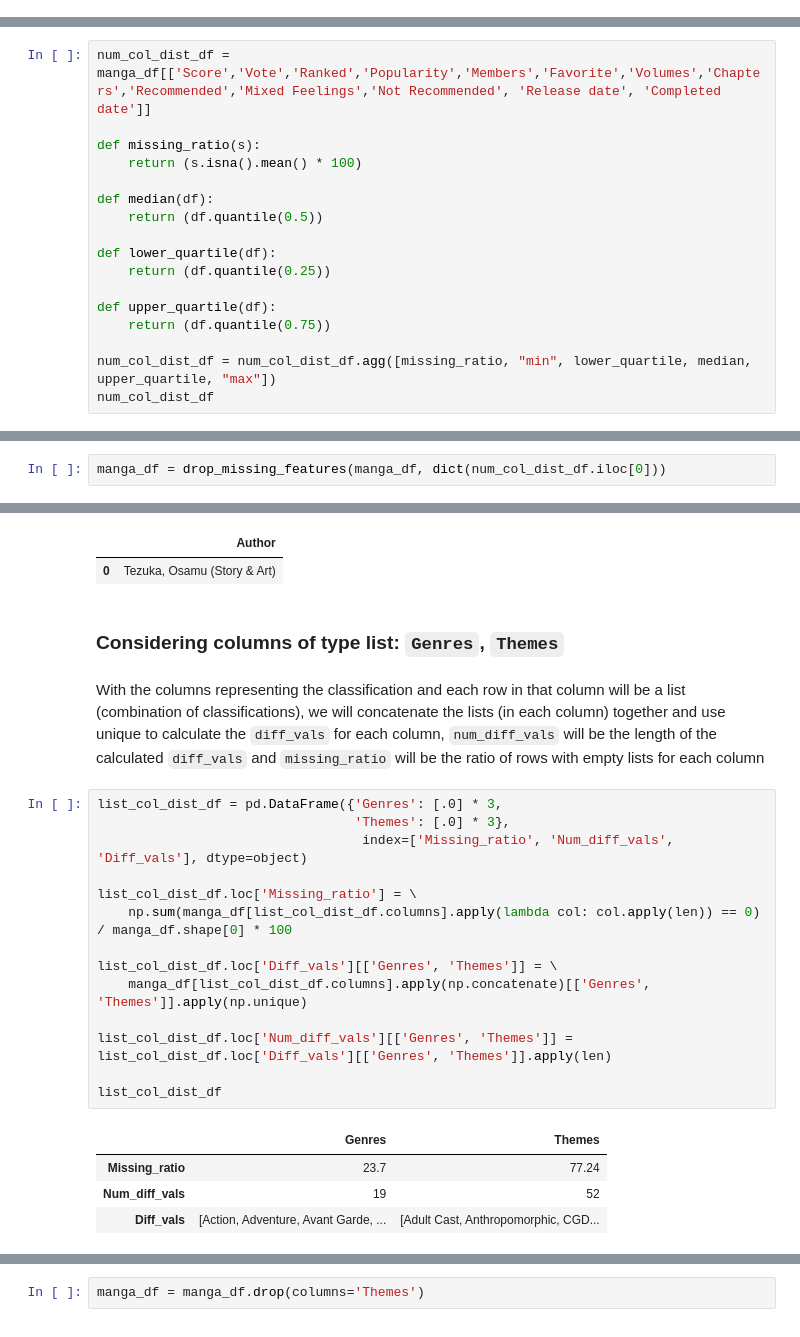
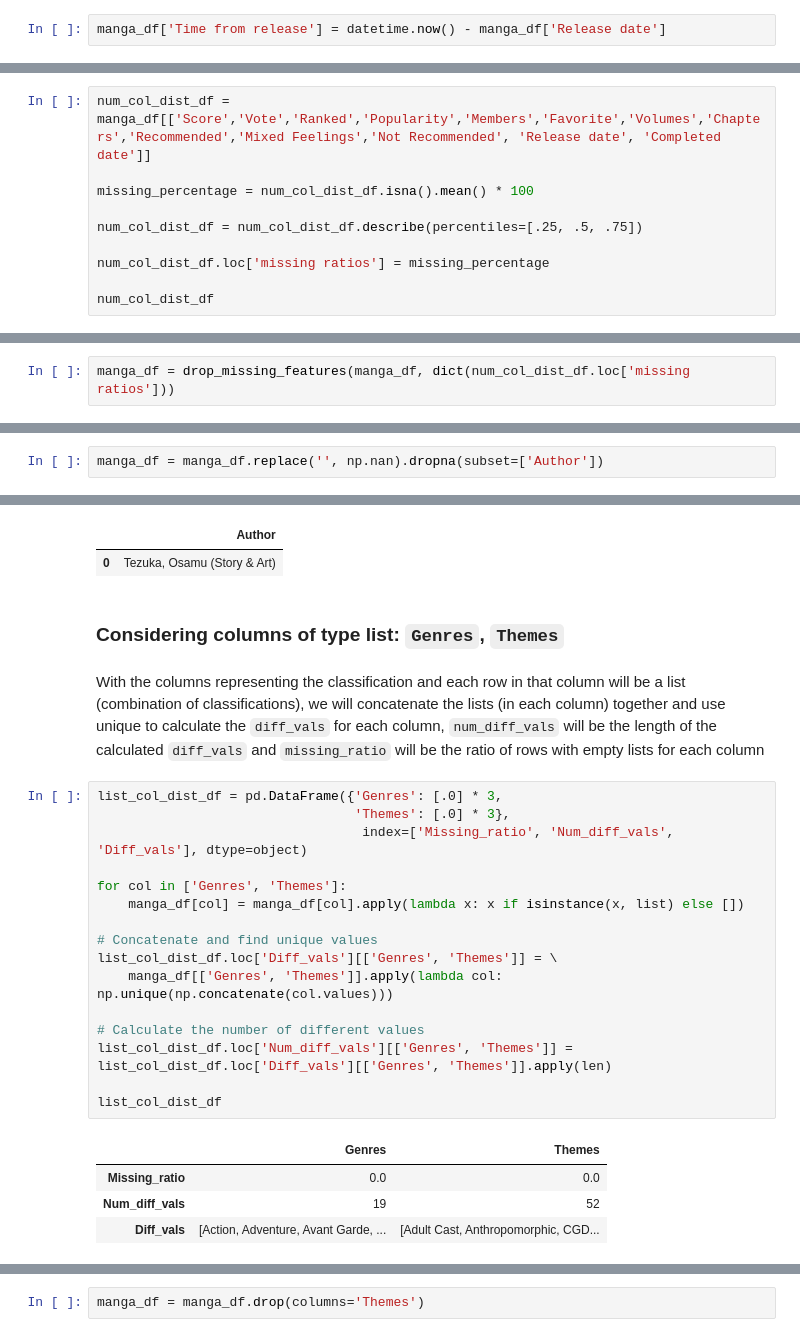
Before and after one commit to duongtruongbinh/IntroDS_FinalProject, a Jupyter notebook: src/Data_Exploration_and_PreProcessing.ipynb, the cells around one changed output, grey strips where cells are left out. Drawn from its saved outputs; the diff is of its cells as text.

```diff
--- a/src/Data_Exploration_and_PreProcessing.ipynb
+++ b/src/Data_Exploration_and_PreProcessing.ipynb
@@ -240,6 +251,8 @@ manga_df[check].dtypes
 Release date      datetime64[ns]
 Completed date    datetime64[ns]
 dtype: object
+# %%
+manga_df['Time from release'] = datetime.now() - manga_df['Release date']
 # %% [markdown]
 Finally, converting the data type of the columns to **string**
 # %%
@@ -303,19 +317,12 @@ We will save the results to a DataFrame `num_col_dist_df`, where:
 # %%
 num_col_dist_df = manga_df[['Score','Vote','Ranked','Popularity','Members','Favorite','Volumes','Chapters','Recommended','Mixed Feelings','Not Recommended', 'Release date', 'Completed date']]
 
-def missing_ratio(s):
-    return (s.isna().mean() * 100)
+missing_percentage = num_col_dist_df.isna().mean() * 100
 
-def median(df):
-    return (df.quantile(0.5))
+num_col_dist_df = num_col_dist_df.describe(percentiles=[.25, .5, .75])
 
-def lower_quartile(df):
-    return (df.quantile(0.25))
+num_col_dist_df.loc['missing ratios'] = missing_percentage
 
-def upper_quartile(df):
-    return (df.quantile(0.75))
-
-num_col_dist_df = num_col_dist_df.agg([missing_ratio, "min", lower_quartile, median, upper_quartile, "max"])
 num_col_dist_df
 # %% [output]
 |  | Score | Vote | Ranked | Popularity | Members | Favorite | Volumes | Chapters | Recommended | ... |
@@ -391,7 +401,7 @@ def drop_missing_features(df: pd.DataFrame, missing_lst: dict = dict(num_col_dis
 
     return df_cp
 # %%
-manga_df = drop_missing_features(manga_df, dict(num_col_dist_df.iloc[0]))
+manga_df = drop_missing_features(manga_df, dict(num_col_dist_df.loc['missing ratios']))
 # %% [output]
 [LOG] Have no columns to trim.
 # %% [markdown]
@@ -474,4 +484,6 @@ str_col_dist_df
      + The `Status` column includes 4 status: Publishing, Finished, On Hiatus, Discontinued
+# %%
+manga_df = manga_df.replace('', np.nan).dropna(subset=['Author'])
 # %% [markdown]
 **`Tittle`** has 170 most appearances
 # %%
@@ -504,26 +505,28 @@ manga_df[['Author']].mode()
 |  | Author |
 | 0 | Tezuka, Osamu (Story & Art) |
 # %% [markdown]
-### Considering columns of type list:  `Genres`, `Themes`
+### Considering columns of type list:  `Genres`, `Themes` <a class="anchor" id="Distribution of non-numeric columns"></a>
 # %% [markdown]
 With the columns representing the classification and each row in that column will be a list (combination of classifications), we will concatenate the lists (in each column) together and use unique to calculate the `diff_vals` for each column, `num_diff_vals` will be the length of the calculated `diff_vals` and `missing_ratio` will be the ratio of rows with empty lists for each column
 # %%
 list_col_dist_df = pd.DataFrame({'Genres': [.0] * 3,
                                  'Themes': [.0] * 3},
                                   index=['Missing_ratio', 'Num_diff_vals', 'Diff_vals'], dtype=object)
 
-list_col_dist_df.loc['Missing_ratio'] = \
-    np.sum(manga_df[list_col_dist_df.columns].apply(lambda col: col.apply(len)) == 0) / manga_df.shape[0] * 100
+for col in ['Genres', 'Themes']:
+    manga_df[col] = manga_df[col].apply(lambda x: x if isinstance(x, list) else [])
 
+# Concatenate and find unique values
 list_col_dist_df.loc['Diff_vals'][['Genres', 'Themes']] = \
-    manga_df[list_col_dist_df.columns].apply(np.concatenate)[['Genres', 'Themes']].apply(np.unique)
+    manga_df[['Genres', 'Themes']].apply(lambda col: np.unique(np.concatenate(col.values)))
 
+# Calculate the number of different values
 list_col_dist_df.loc['Num_diff_vals'][['Genres', 'Themes']] = list_col_dist_df.loc['Diff_vals'][['Genres', 'Themes']].apply(len)
 
 list_col_dist_df
 # %% [output]
 |  | Genres | Themes |
-| Missing_ratio | 23.7 | 77.24 |
+| Missing_ratio | 0.0 | 0.0 |
 | Num_diff_vals | 19 | 52 |
 | Diff_vals | [Action, Adventure, Avant Garde, ... | [Adult Cast, Anthropomorphic, CGD... |
 # %% [markdown]
```
Also changed, not shown: parts of 42 cells of this notebook, 2 other files.
